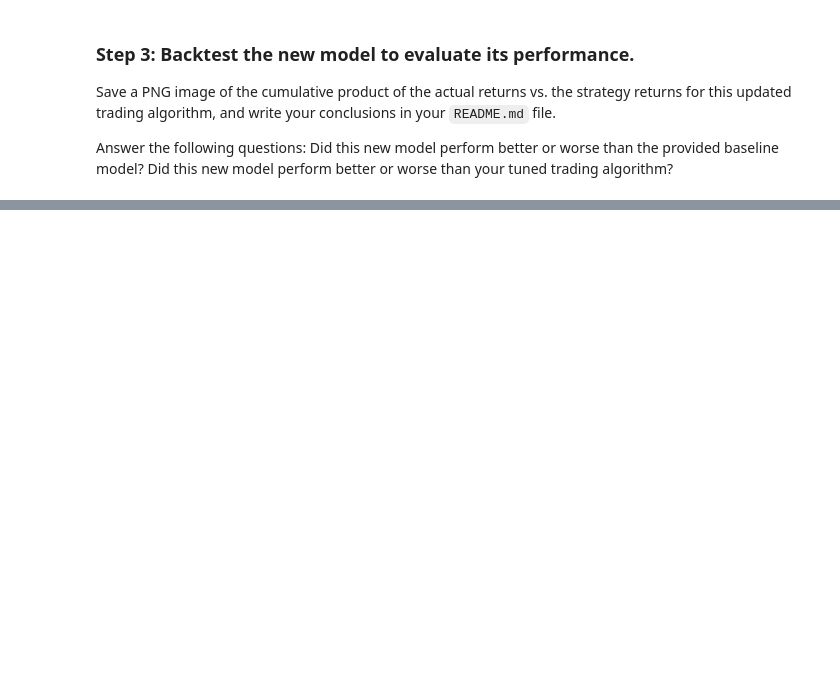
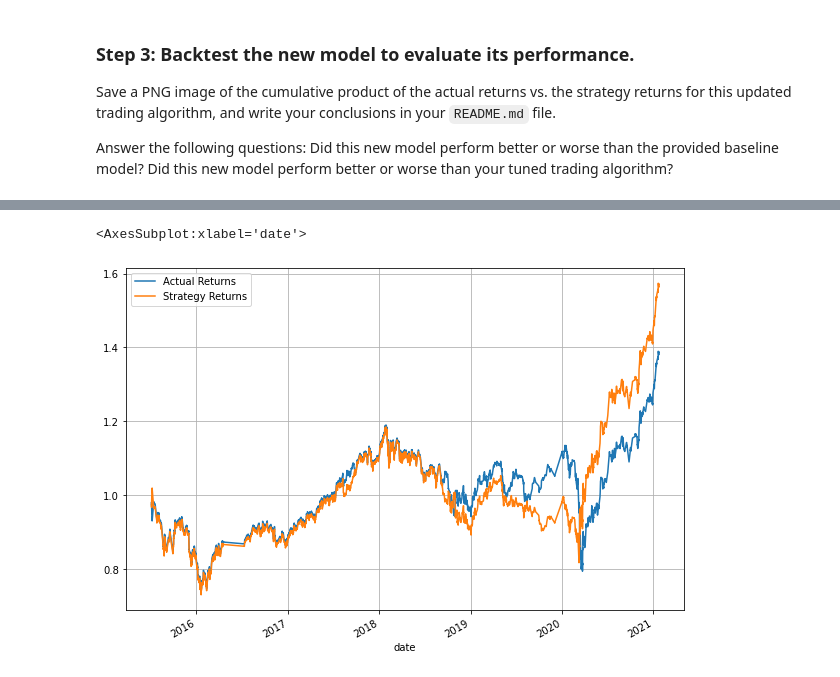
Before and after one commit to cbsandiego/machine_learning_trading, a Jupyter notebook: machine_learning_trading_bot.ipynb, the cells around one changed output, grey strips where cells are left out. Saved outputs shown, nothing was run; the diff lists cells and outputs as text; code cells hidden in the pictures; blank space fills up the shorter version.

```diff
--- a/machine_learning_trading_bot.ipynb
+++ b/machine_learning_trading_bot.ipynb
@@ -339,6 +511,9 @@ display(alt_predictions_df.tail())
 # %%
 # Plot the actual returns versus the strategy returns
 (1 + alt_predictions_df[['Actual Returns','Strategy Returns']]).cumprod().plot(
-    figsize=(12,10),
+    figsize=(10,7),
     grid=True
 )
+# %% [output]
+<AxesSubplot:xlabel='date'>
+[figure, added]
```
Also changed, not shown: parts of 23 cells of this notebook.
